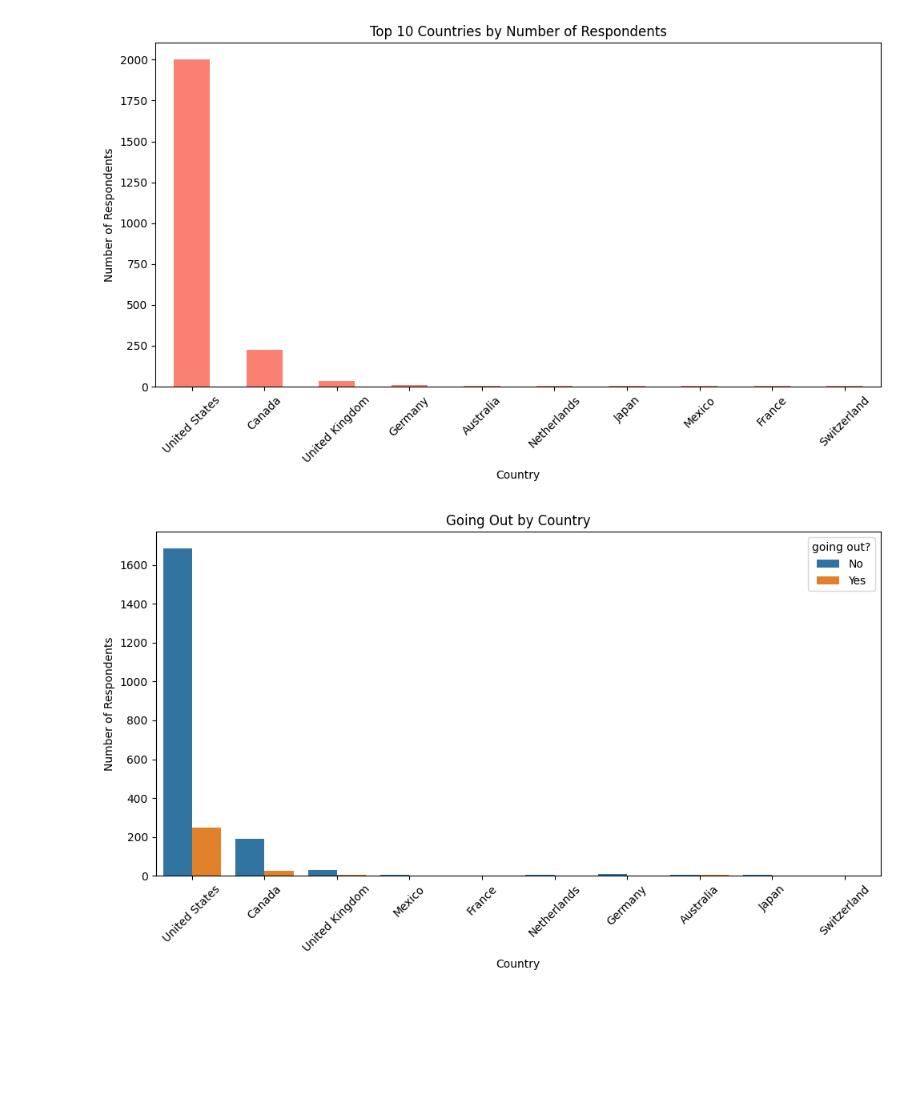
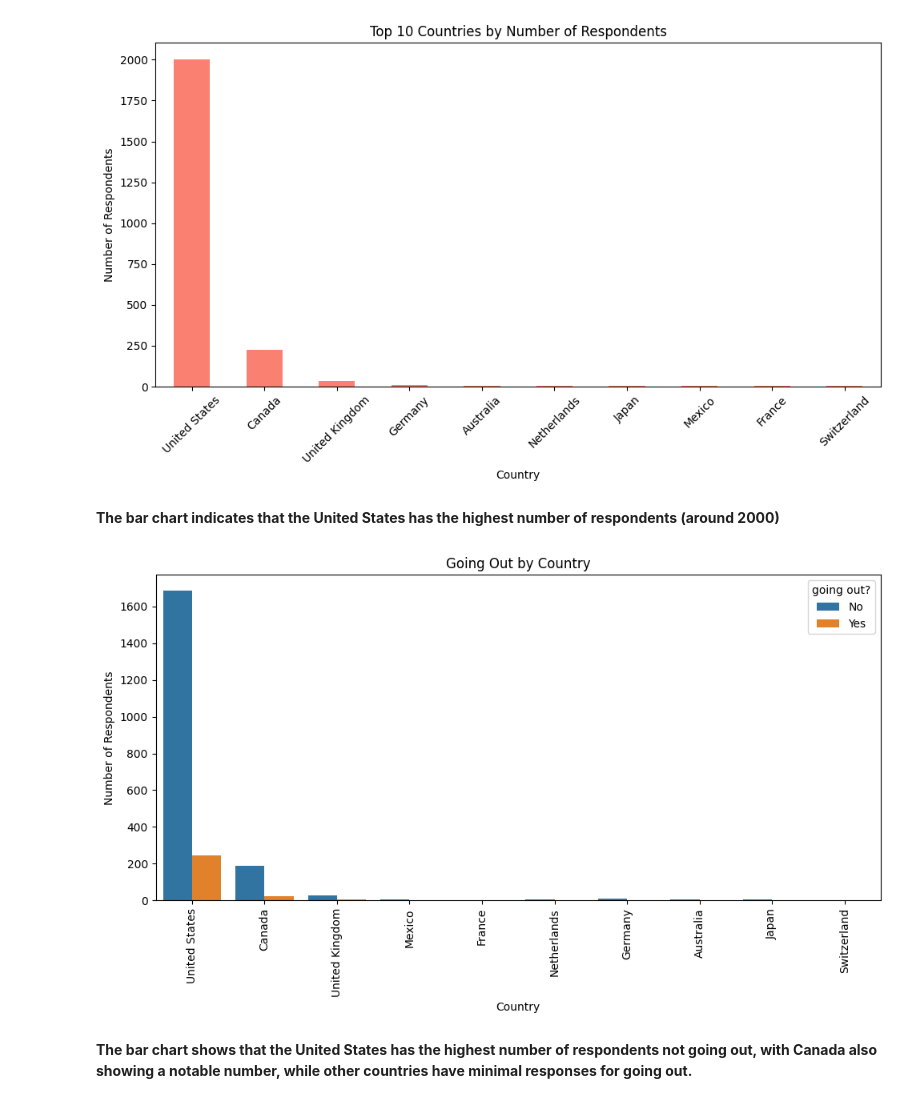
Before and after one commit to esraa-el-tohamii/Halloween-Candy-Dataset-EDA, a Jupyter notebook: Halloween_Candy_notebook.ipynb, the cells around one changed output. Cells and saved outputs as stored; diff of their text form; code cells hidden in the pictures; blank space fills up the shorter version.

```diff
--- a/Halloween_Candy_notebook.ipynb
+++ b/Halloween_Candy_notebook.ipynb
@@ -744,16 +799,20 @@ plt.tight_layout()
 plt.show()
 # %% [output]
 [figure]
+# %% [markdown]
+**The bar chart indicates that the United States has the highest number of respondents (around 2000)**
 # %%
 top_10_countries = df[df['country']!='Unknown']['country'].value_counts().head(10).index
 plot_df=df[(df['country'].isin(top_10_countries)) & (df['going out?']!='Unknown')]
 plt.figure(figsize=(10,6))
 sns.countplot(data=plot_df, x='country', hue='going out?')
 plt.title("Going Out by Country")
 plt.xlabel("Country")
 plt.ylabel("Number of Respondents")
-plt.xticks(rotation=45)
+plt.xticks(rotation=90)
 plt.tight_layout()
 plt.show()
 # %% [output]
-[figure, old version]
+[figure, new version]
+# %% [markdown]
+**The bar chart shows that the United States has the highest number of respondents not going out, with Canada also showing a notable number, while other countries have minimal responses for going out.**
```
Also changed, not shown: parts of 24 cells of this notebook.
